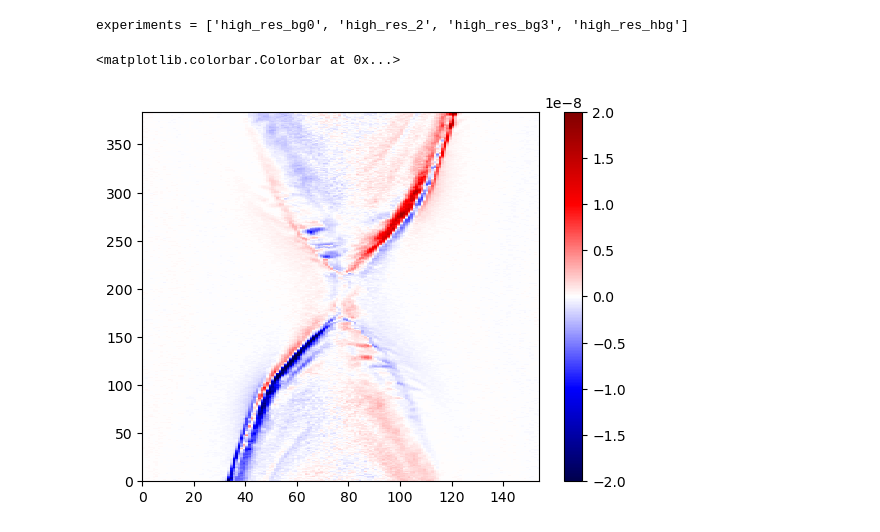
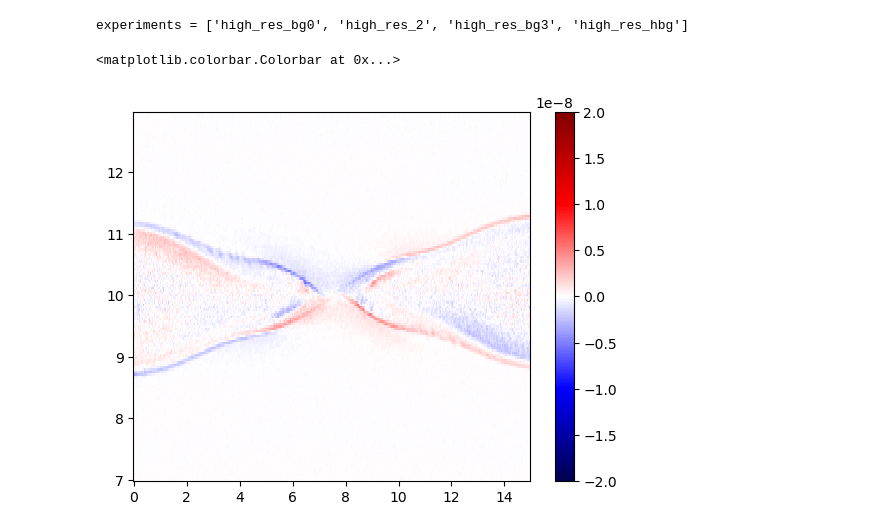
Before and after one commit to georgemilosh/closure, a Jupyter notebook: examples/using_read_PIC.ipynb, the cells around one changed output. Drawn from its saved outputs; the diff is of its cells as text; code cells hidden in the pictures.

```diff
--- a/examples/read_PIC.ipynb
+++ b/examples/using_read_PIC.ipynb
@@ -108,10 +109,10 @@ choose_times = [0] # if list specific timeshots are chosen, i.e. [0, 1, 5], othe
 # %% [output]
 experiments = ['high_res_bg0', 'high_res_2', 'high_res_bg3', 'high_res_hbg']
 # %%
-data, X, Y, qom = rp.get_experiments(experiments, files_path, fields_to_read, choose_species=['e',None,'e',None], choose_times=[3],choose_x=[0,384], choose_y=[179,333], verbose=False)
+data, X, Y, qom = rp.get_experiments(experiments, files_path, fields_to_read, choose_species=['e',None,'e',None], choose_times=[0],choose_x=[0,384], choose_y=[179,333], verbose=False)
 # %%
-plt.pcolormesh(data['high_res_hbg']['qx']['e'],cmap='seismic',vmin=-2e-8,vmax=2e-8)
+plt.pcolormesh(X,Y,data['high_res_hbg']['qx']['e'],cmap='seismic',vmin=-2e-8,vmax=2e-8)
 plt.colorbar()
 # %% [output]
 <matplotlib.colorbar.Colorbar at 0x...>
-[figure, old version]
+[figure, new version]
```
Also changed, not shown: parts of 3 cells of this notebook, 1 other file.
